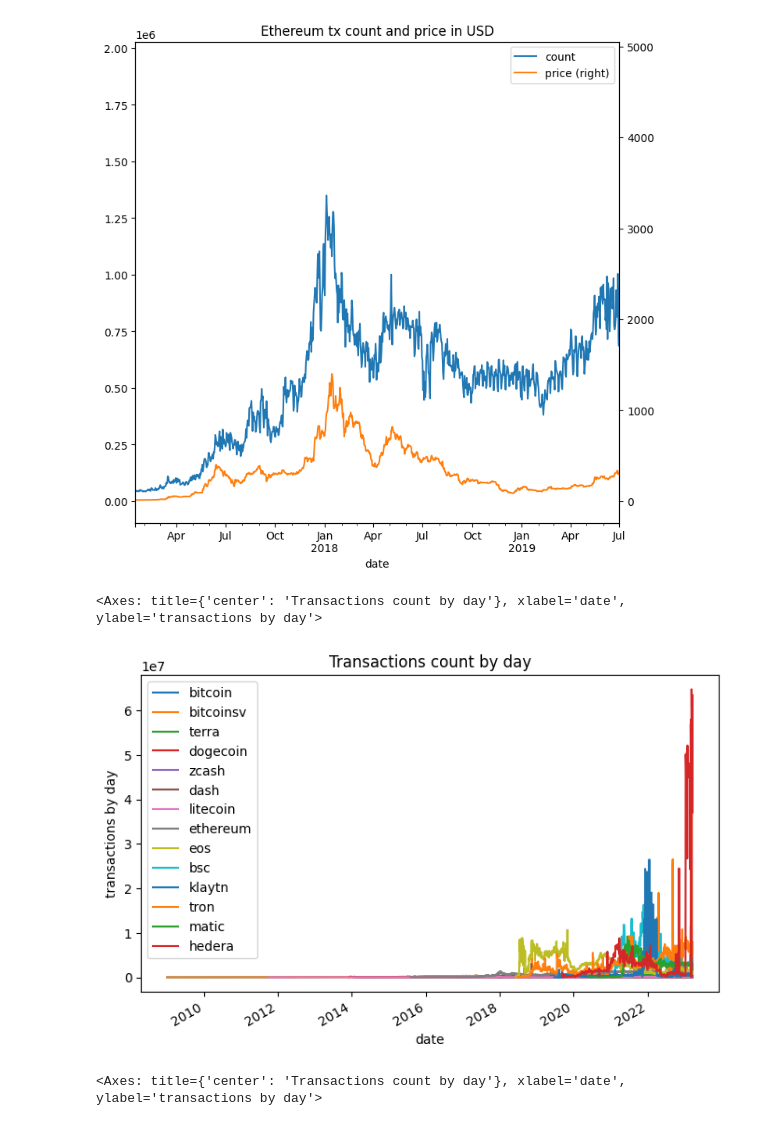
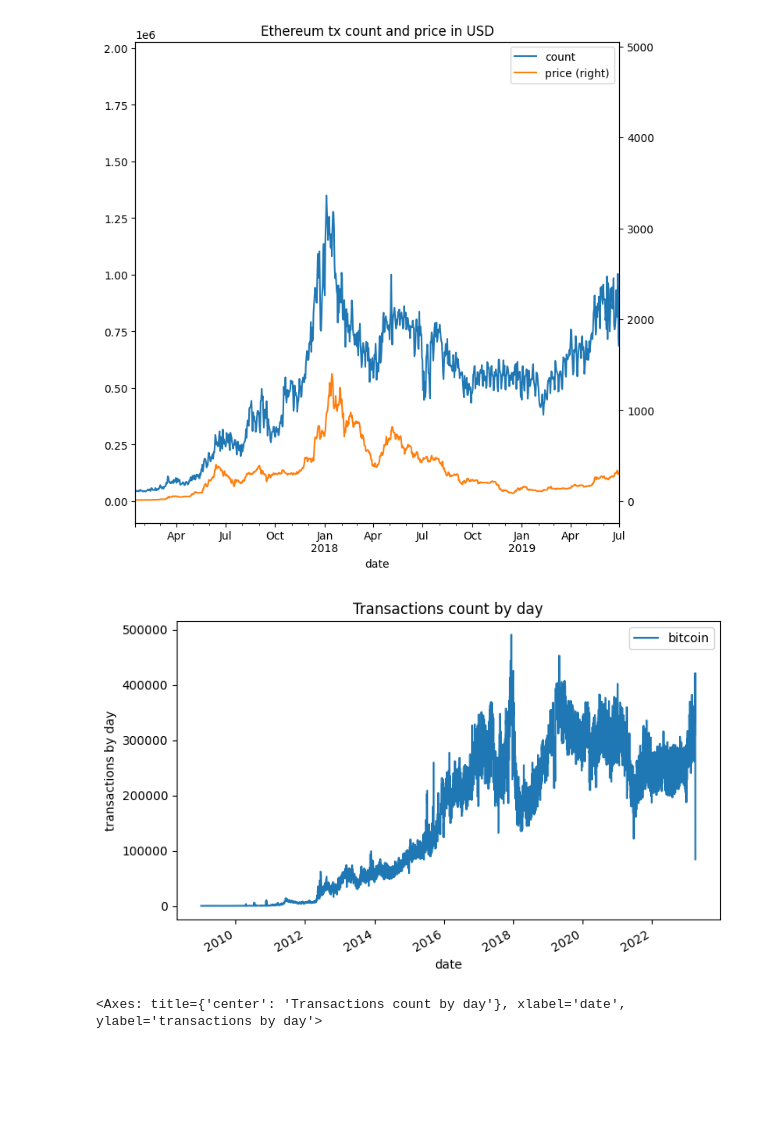
Before and after one commit to bitquery/why-blockchain-data-matters, a Jupyter notebook: Presentation.ipynb, the cells around one changed output. Saved outputs shown, nothing was run; the diff lists cells and outputs as text; code cells hidden in the pictures; blank space fills up the shorter version.

```diff
--- a/Presentation.ipynb
+++ b/Presentation.ipynb
@@ -184,23 +217,22 @@ solana_tx = pd.concat([solana_tx1,solana_tx2,solana_tx3,solana_tx4,solana_tx5,so
 # %%
 combined = bitcoin_tx.plot(figsize=(8,5), title = 'Transactions count by day', ylabel = "transactions by day")
 
-bitcoinsv_tx.plot(ax = combined)
-terra_tx.plot(ax = combined)
-dogecoin_tx.plot(ax = combined)
-zcash_tx.plot(ax = combined)
-dash_tx.plot(ax = combined)
-litecoin_tx.plot(ax = combined)
-ethereum_tx.plot(ax = combined)
-eos_tx.plot(ax = combined)
-bsc_tx.plot(ax = combined)
-klaytn_tx.plot(ax = combined)
-tron_tx.plot(ax = combined)
-matic_tx.plot(ax = combined)
-hedera_tx.plot(ax = combined)
+#bitcoinsv_tx.plot(ax = combined)
+#terra_tx.plot(ax = combined)
+#dogecoin_tx.plot(ax = combined)
+#zcash_tx.plot(ax = combined)
+#dash_tx.plot(ax = combined)
+#litecoin_tx.plot(ax = combined)
+#ethereum_tx.plot(ax = combined)
+#eos_tx.plot(ax = combined)
+#bsc_tx.plot(ax = combined)
+#klaytn_tx.plot(ax = combined)
+#tron_tx.plot(ax = combined)
+#matic_tx.plot(ax = combined)
+#hedera_tx.plot(ax = combined)
 #solana_tx.plot(ax = combined)
 # %% [output]
-<Axes: title={'center': 'Transactions count by day'}, xlabel='date', ylabel='transactions by day'>
-[figure, old version]
+[figure, new version]
 # %%
 all_blockchains = bitcoin_tx.merge(bitcoinsv_tx, on='date', how='left')
 all_blockchains = all_blockchains.merge(zcash_tx, on='date', how='left')
```
Also changed, not shown: parts of 19 cells of this notebook, 1 other file.
